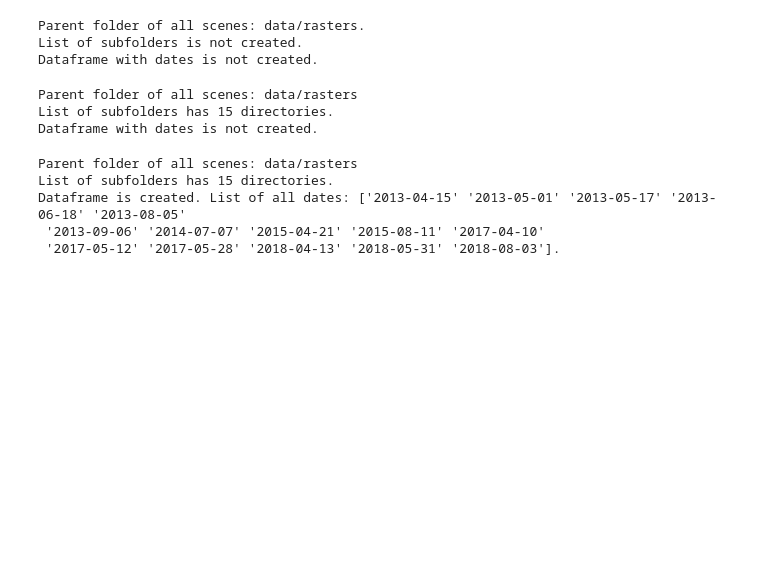
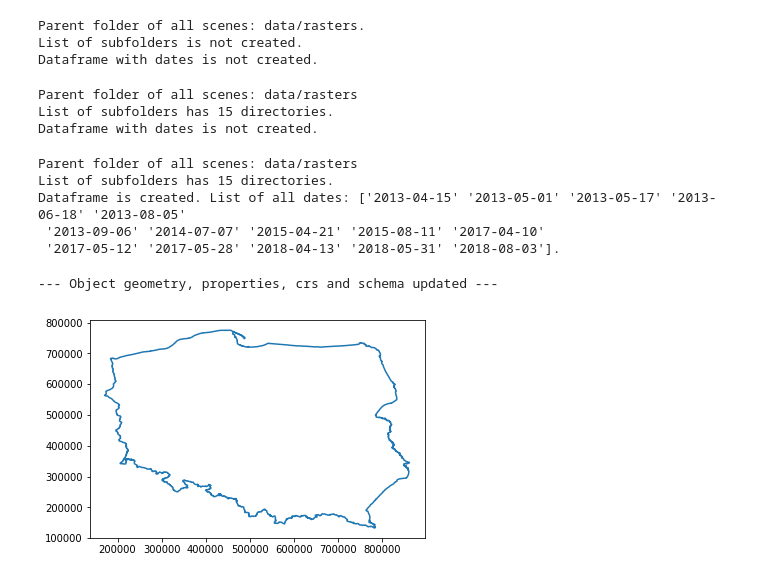
Before and after one commit to feleHaile/projections-clouds-and-Gdansk-Bay, a Jupyter notebook: example_solution.ipynb, the cells around one changed output. Saved outputs shown, nothing was run; the diff lists cells and outputs as text; code cells hidden in the pictures; blank space fills up the shorter version.

```diff
--- a/example_solution.ipynb
+++ b/example_solution.ipynb
@@ -292,4 +292,15 @@ class VectorData:
         plt.plot(coordinates_array[:, 0], coordinates_array[:, 1])
         plt.show()
 # %%
-# You may test this class and its methods with vector file of Poland. It is stored...
+# You may test this class and its methods with vector file of Poland. It is stored in
+# data/vector/Polska.shp file
+
+# First read file by the class constructor and get all parameters of this file then show it
+
+poland = 'data/vector/Polska.shp'
+vector_poland = VectorData(poland)
+vector_poland.get_vector_data()
+vector_poland.show_vector_data()
+# %% [output]
+--- Object geometry, properties, crs and schema updated ---
+[figure, added]
```
Also changed, not shown: parts of 10 cells of this notebook.
